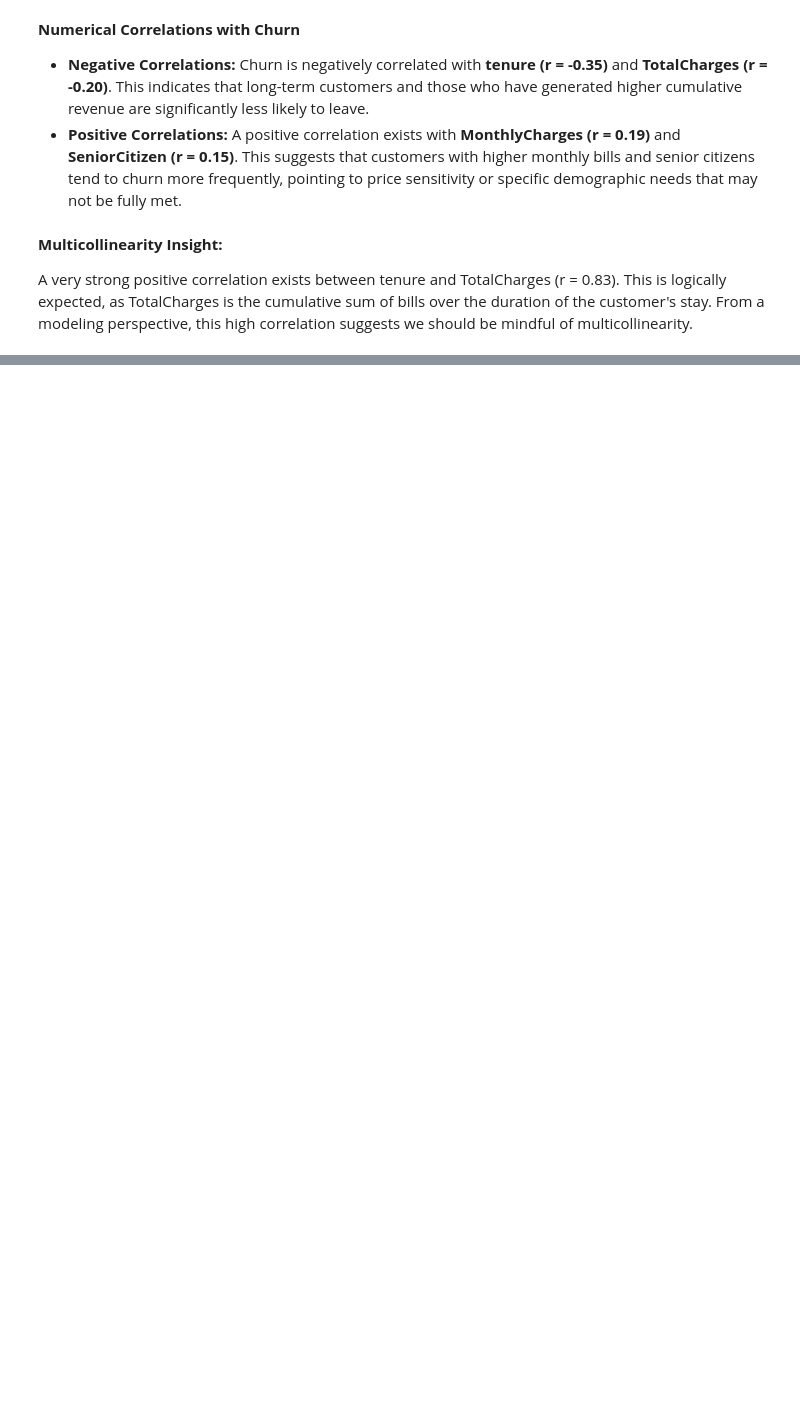
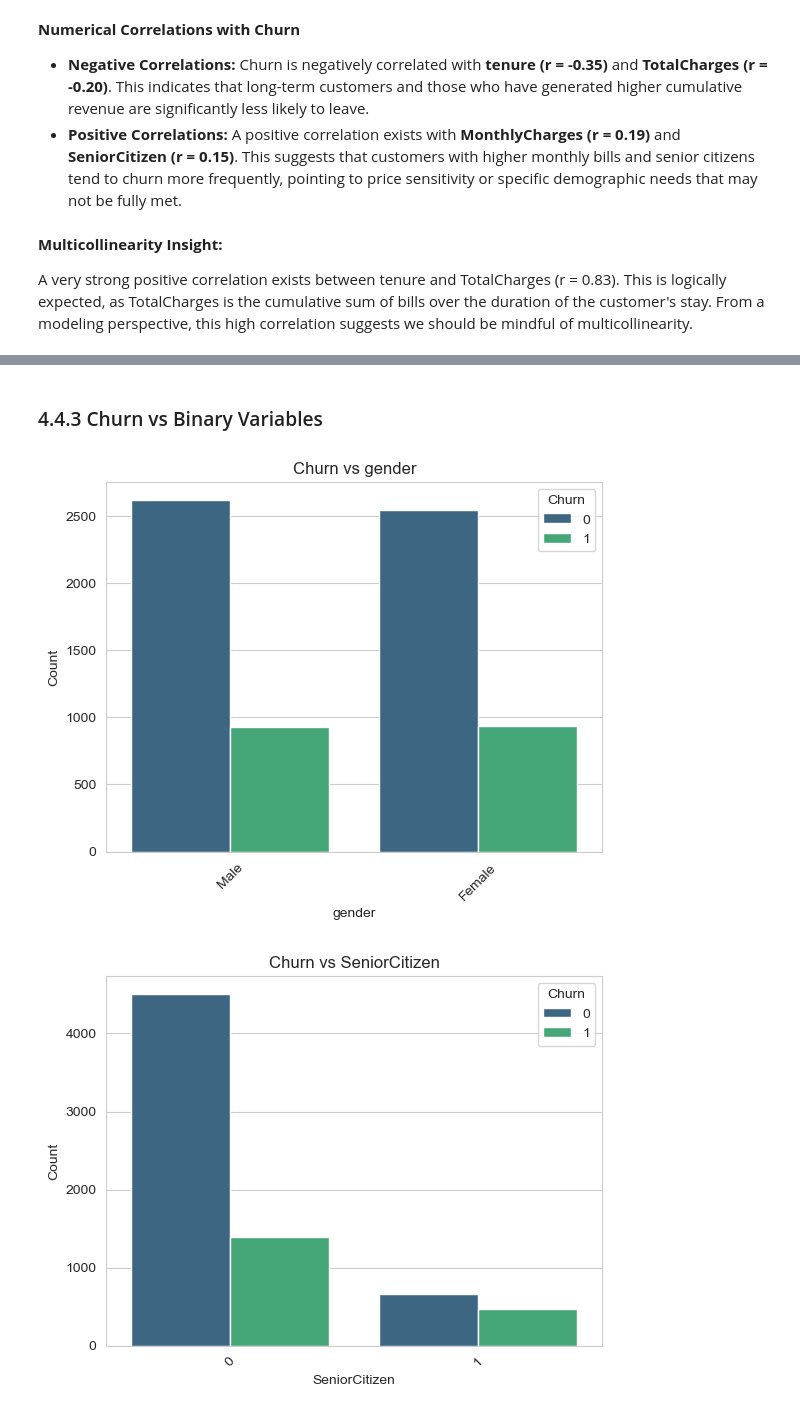
Before and after one commit to Oliwer1992/telco-customer-churn, a Jupyter notebook: 01_Data_Cleaning_and_EDA.ipynb, the cells around one changed output, grey strips where cells are left out. Saved outputs shown, nothing was run; the diff lists cells and outputs as text; code cells hidden in the pictures; blank space fills up the shorter version.

```diff
--- a/01_Data_Cleaning_and_EDA.ipynb
+++ b/01_Data_Cleaning_and_EDA.ipynb
@@ -328,0 +396,8 @@ A very strong positive correlation exists between tenure and TotalCharges (r = 0
+# %% [markdown]
+### 4.4.3 Churn vs Binary Variables
+# %%
+binary_variables = binary_variables.drop(columns='Churn')
+viz_churn_vs.countplots_churn(binary_variables, 'Churn')
+# %% [output]
+[figure, added]
+[figure, added]
```
Also changed, not shown: parts of 8 cells of this notebook.
